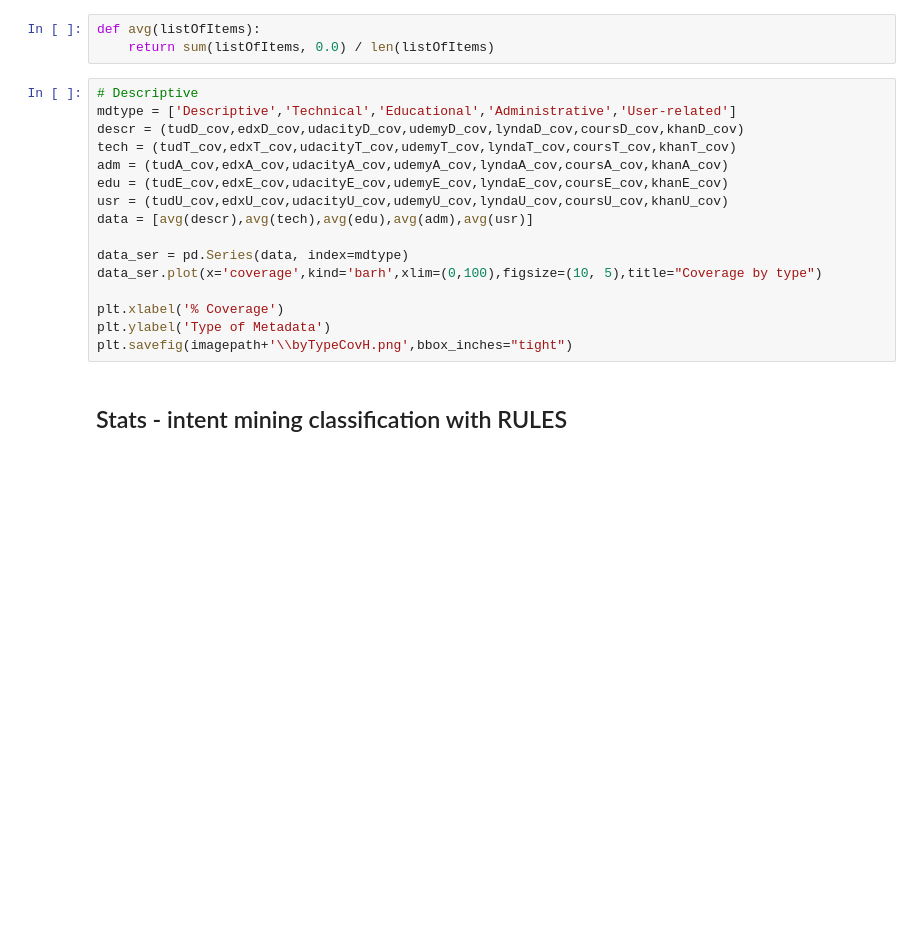
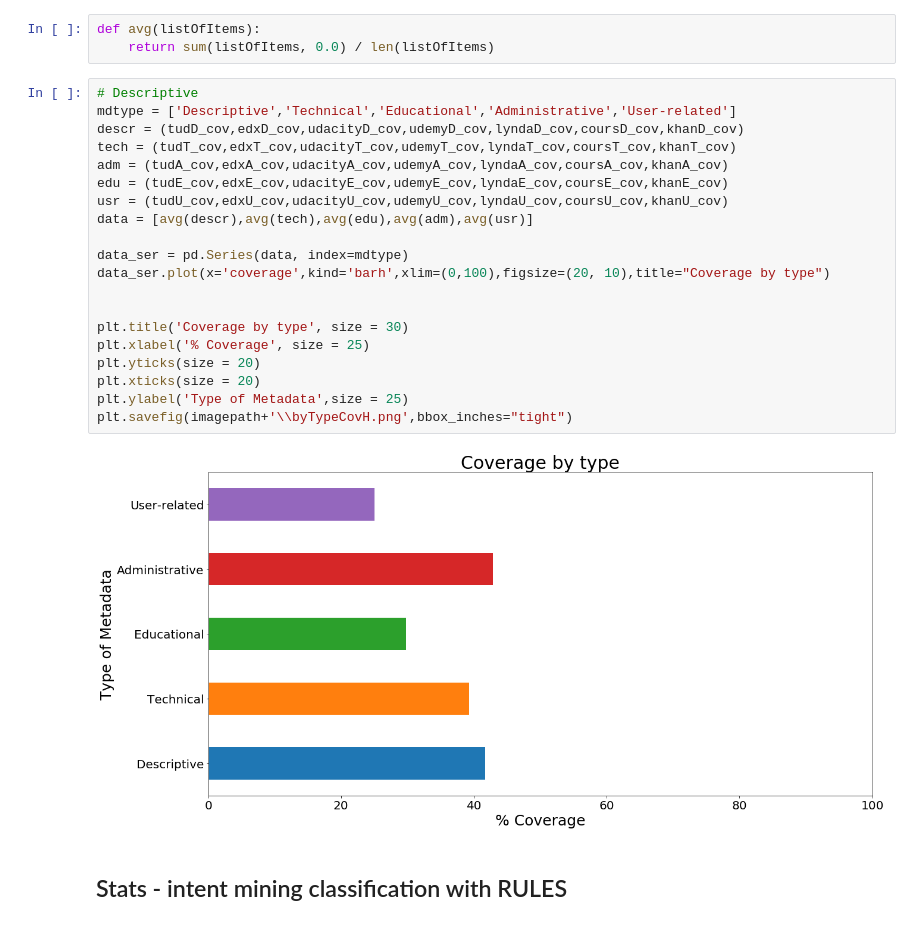
Before and after one commit to adimitrova/Thesis, a Jupyter notebook: Python Scripts/Metadata platform coverage stats and plots.ipynb, the cells around one changed output. Saved outputs shown, nothing was run; the diff lists cells and outputs as text; blank space fills up the shorter version.

```diff
--- a/Python Scripts/Metadata platform coverage stats and plots.ipynb
+++ b/Python Scripts/Metadata platform coverage stats and plots.ipynb
@@ -185,19 +211,25 @@ def avg(listOfItems):
 # %%
 # Descriptive
 mdtype = ['Descriptive','Technical','Educational','Administrative','User-related']
 descr = (tudD_cov,edxD_cov,udacityD_cov,udemyD_cov,lyndaD_cov,coursD_cov,khanD_cov)
 tech = (tudT_cov,edxT_cov,udacityT_cov,udemyT_cov,lyndaT_cov,coursT_cov,khanT_cov)
 adm = (tudA_cov,edxA_cov,udacityA_cov,udemyA_cov,lyndaA_cov,coursA_cov,khanA_cov)
 edu = (tudE_cov,edxE_cov,udacityE_cov,udemyE_cov,lyndaE_cov,coursE_cov,khanE_cov)
 usr = (tudU_cov,edxU_cov,udacityU_cov,udemyU_cov,lyndaU_cov,coursU_cov,khanU_cov)
 data = [avg(descr),avg(tech),avg(edu),avg(adm),avg(usr)]
 
 data_ser = pd.Series(data, index=mdtype)
-data_ser.plot(x='coverage',kind='barh',xlim=(0,100),figsize=(10, 5),title="Coverage by type")
+data_ser.plot(x='coverage',kind='barh',xlim=(0,100),figsize=(20, 10),title="Coverage by type")
 
-plt.xlabel('% Coverage')
-plt.ylabel('Type of Metadata')
+
+plt.title('Coverage by type', size = 30)
+plt.xlabel('% Coverage', size = 25)
+plt.yticks(size = 20)
+plt.xticks(size = 20)
+plt.ylabel('Type of Metadata',size = 25)
 plt.savefig(imagepath+'\\byTypeCovH.png',bbox_inches="tight")
+# %% [output]
+[figure, added]
 # %% [markdown]
 ## Stats - intent mining classification with RULES
 # %%
```
Also changed, not shown: parts of 17 cells of this notebook.
